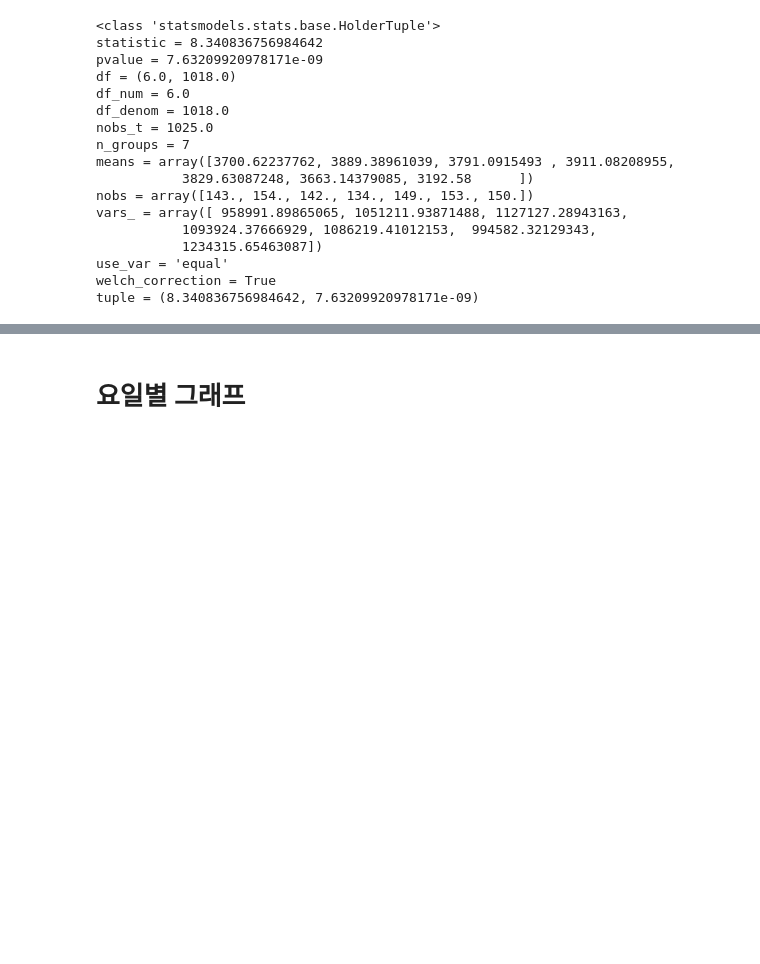
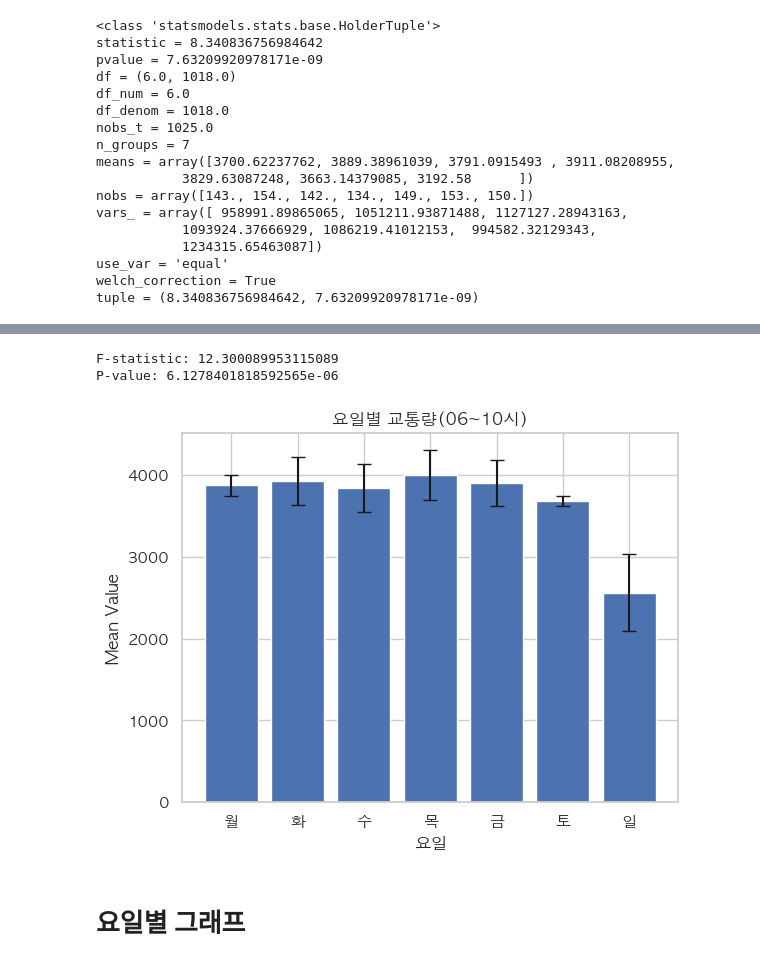
Before and after one commit to ParkJiYeoung8297/HUFS.BigData.Team, a Jupyter notebook: src/2. 데이터 분석 및 시각화.ipynb, the cells around one changed output, grey strips where cells are left out. Cells and saved outputs as stored; diff of their text form; code cells hidden in the pictures; blank space fills up the shorter version.

```diff
--- a/src/2. 데이터 분석 및 시각화.ipynb
+++ b/src/2. 데이터 분석 및 시각화.ipynb
@@ -568,3 +652,42 @@ tuple = (8.340836756984642, 7.63209920978171e-09)
+# %%
+import pandas as pd
+from scipy.stats import f_oneway
+import matplotlib.pyplot as plt
+
+plt.rcParams['font.family'] = 'AppleGothic'
+matplotlib.rcParams['axes.unicode_minus'] = False
+plt.rcParams["font.size"] = 8
+
+columns_of_interest = ['06', '07', '08', '09']
+
+# Create a list of DataFrames for each day of the week
+days_data = [
+    time[time['요일'] == '월'][columns_of_interest].mean(),
+    time[time['요일'] == '화'][columns_of_interest].mean(),
+    time[time['요일'] == '수'][columns_of_interest].mean(),
+    time[time['요일'] == '목'][columns_of_interest].mean(),
+    time[time['요일'] == '금'][columns_of_interest].mean(),
+    time[time['요일'] == '토'][columns_of_interest].mean(),
+    time[time['요일'] == '일'][columns_of_interest].mean()
+]
+
+# Perform one-way ANOVA
+f_statistic, p_value = f_oneway(*days_data)
+
+# Print the results
+print("F-statistic:", f_statistic)
+print("P-value:", p_value)
+
+# Create a bar plot
+plt.bar(['월', '화', '수', '목', '금', '토', '일'], [data.mean() for data in days_data], yerr=[data.std() for data in days_data], capsize=5)
+plt.xlabel('요일')
+plt.ylabel('Mean Value')
+plt.title('요일별 교통량(06~10시)')
+plt.show()
+# %% [output]
+F-statistic: 12.300089953115089
+P-value: 6.1278401818592565e-06
+[figure, added]
 # %% [markdown]
 # 요일별 그래프
 # %%
```
Also changed, not shown: parts of 24 cells of this notebook.
